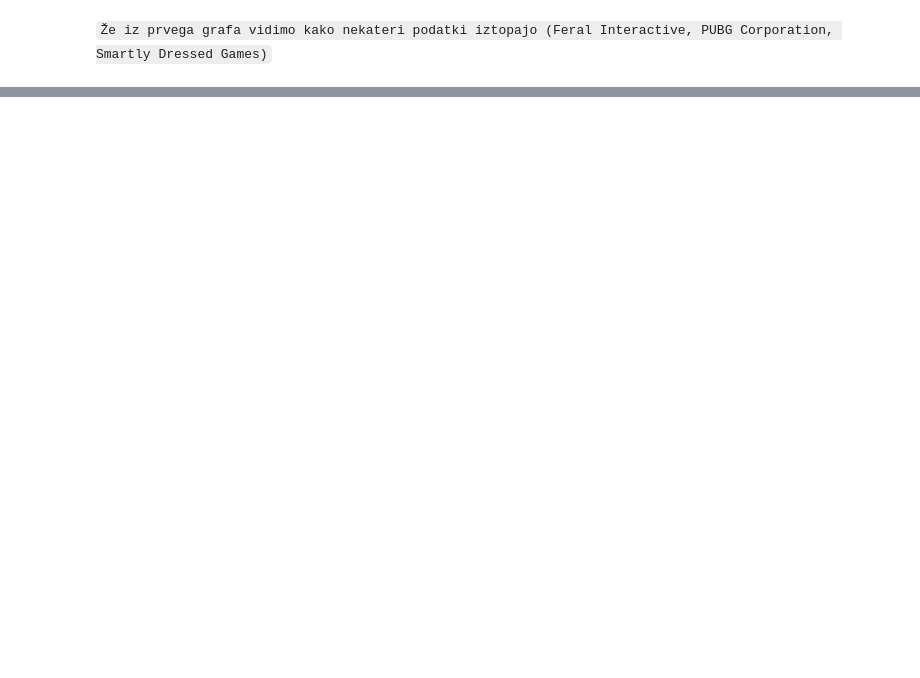
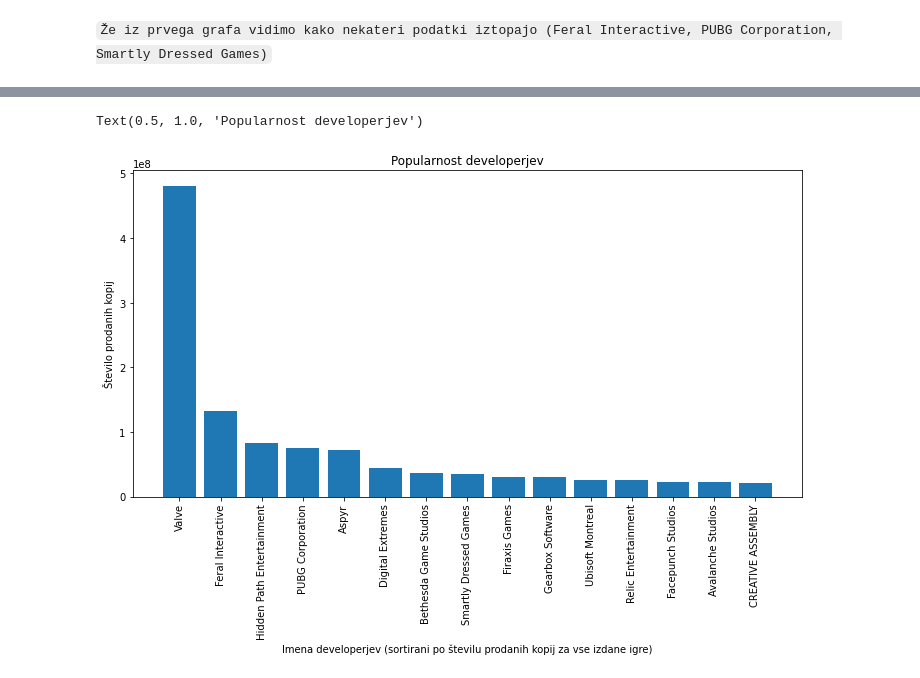
Before and after one commit to matejgrzinic/PR20MGDPMZML, a Jupyter notebook: popovic.ipynb, the cells around one changed output, grey strips where cells are left out. Cells and saved outputs as stored; diff of their text form; code cells hidden in the pictures; blank space fills up the shorter version.

```diff
--- a/popovic.ipynb
+++ b/popovic.ipynb
@@ -129,0 +127,16 @@ plt.show()
+# %%
+owners = []
+games = []
+for v in devels.values():
+    owners.append(v[0])
+    games.append(v[1])
+
+plt.figure(figsize=(12,6))
+plt.bar(devels.keys(),owners)
+plt.xticks(range(len(devels.keys())), devels.keys(), rotation=90)
+plt.xlabel("Imena developerjev (sortirani po številu prodanih kopij za vse izdane igre)")
+plt.ylabel("Število prodanih kopij")
+plt.title("Popularnost developerjev")
+# %% [output]
+Text(0.5, 1.0, 'Popularnost developerjev')
+[figure, added]
```
Also changed, not shown: parts of 5 cells of this notebook.
